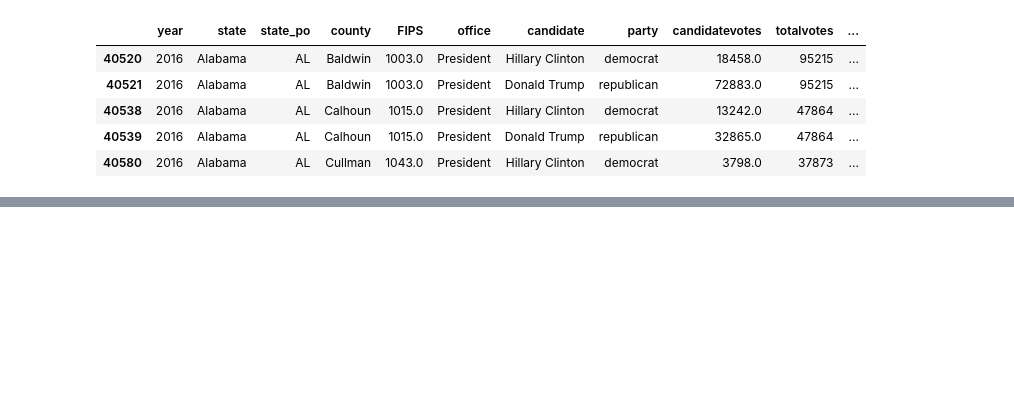
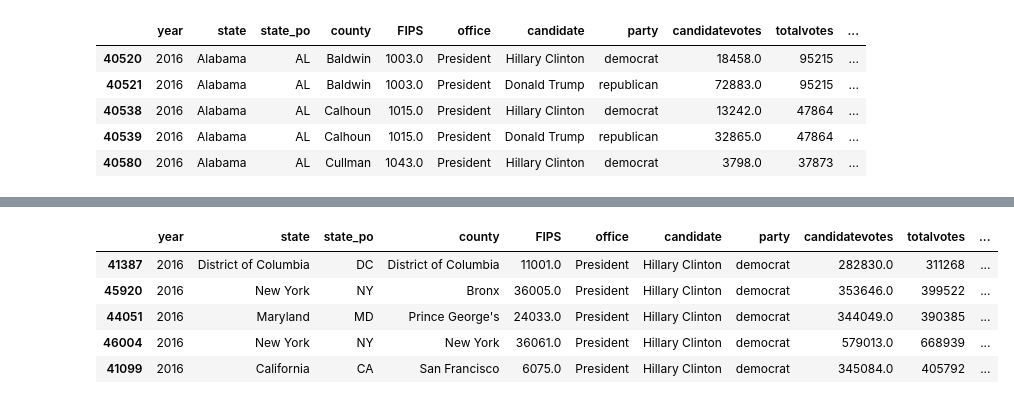
Before and after one commit to VallieTracy/Pres-Election-Partisan-Breakdown, a Jupyter notebook: Liz-nb.ipynb, the cells around one changed output, grey strips where cells are left out. Cells and saved outputs as stored; diff of their text form; code cells hidden in the pictures; blank space fills up the shorter version.

```diff
--- a/Liz-nb.ipynb
+++ b/Liz-nb.ipynb
@@ -114,4 +121,12 @@ sorted_.head(40)
 # %%
-# Now divide by votes for Clinton or Trump to see biggest percentage win for each
+# Now divide by votes for Clinton or Trump to see biggest percentage win for each.
 
-sorted_HC =
+sorted_HC = sorted_[sorted_['candidate']=='Hillary Clinton']
+sorted_HC.head()
+# %% [output]
+|  | year | state | state_po | county | FIPS | office | candidate | party | candidatevotes | totalvotes | ... |
+| 41387 | 2016 | District of Columbia | DC | District of Columbia | 11001.0 | President | Hillary Clinton | democrat | 282830.0 | 311268 | ... |
+| 45920 | 2016 | New York | NY | Bronx | 36005.0 | President | Hillary Clinton | democrat | 353646.0 | 399522 | ... |
+| 44051 | 2016 | Maryland | MD | Prince George's | 24033.0 | President | Hillary Clinton | democrat | 344049.0 | 390385 | ... |
+| 46004 | 2016 | New York | NY | New York | 36061.0 | President | Hillary Clinton | democrat | 579013.0 | 668939 | ... |
+| 41099 | 2016 | California | CA | San Francisco | 6075.0 | President | Hillary Clinton | democrat | 345084.0 | 405792 | ... |
```
Also changed, not shown: parts of 20 cells of this notebook.
